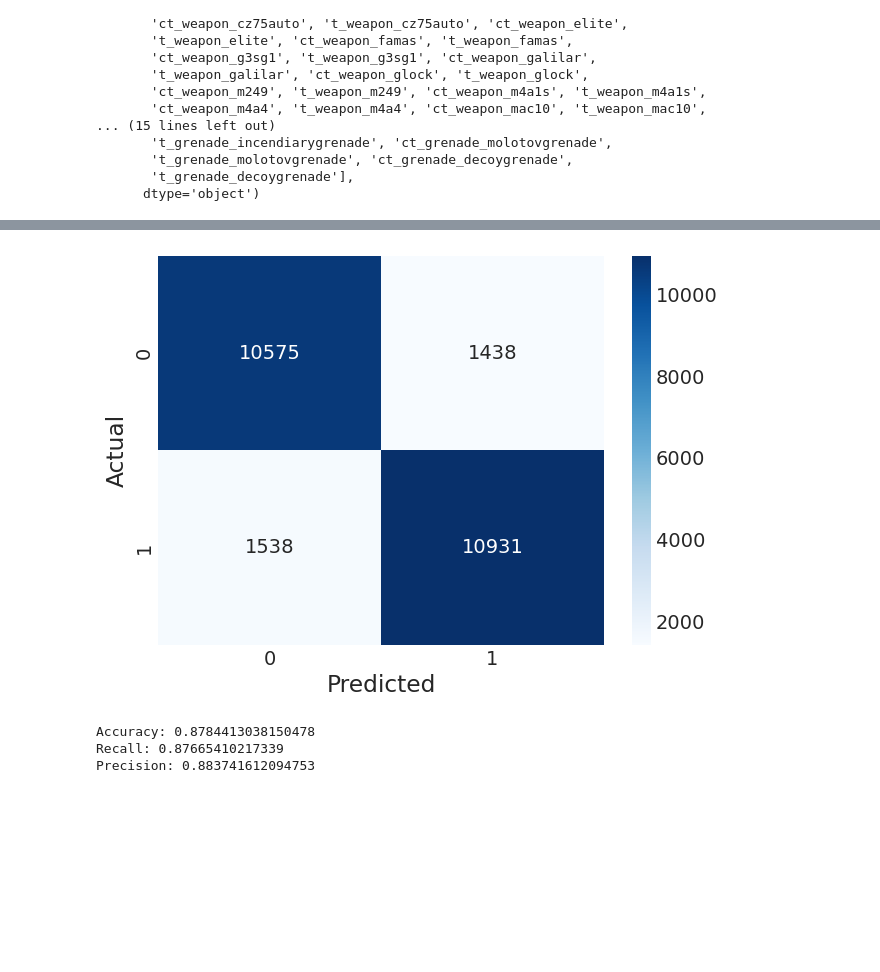
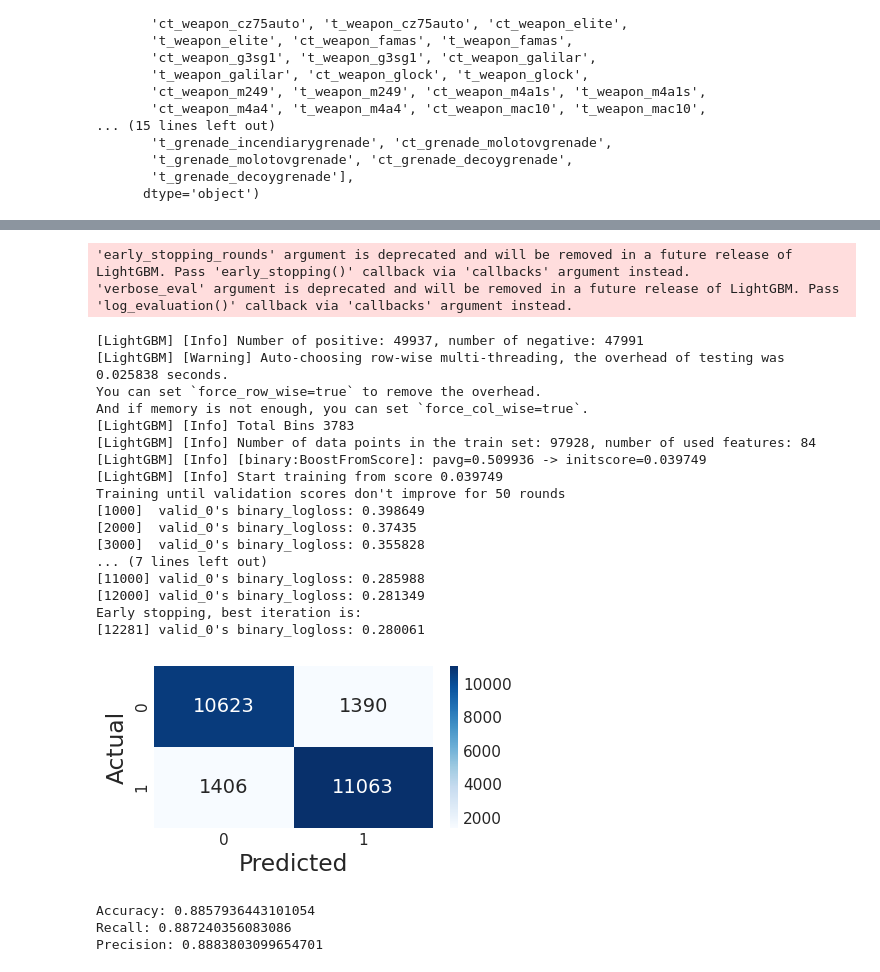
Before and after one commit to MaltheT/decision-support-systems, a Jupyter notebook: project5/dss_interp.ipynb, the cells around one changed output, grey strips where cells are left out. Cells and saved outputs as stored; diff of their text form; code cells hidden in the pictures; blank space fills up the shorter version.

```diff
--- a/project5/dss_interp.ipynb
+++ b/project5/dss_interp.ipynb
@@ -133,23 +118,4 @@ array([0, 0, 0, ..., 1, 1, 1])
 # %%
 X_train, X_test, y_train, y_test = train_test_split(X, y, test_size=0.2, random_state=7)
-d_train = lgb.Dataset(X_train, label=y_train)
-d_test = lgb.Dataset(X_test, label=y_test)
+lgb_train = lgb.Dataset(X_train, label=y_train)
+lgb_test = lgb.Dataset(X_test, label=y_test)
-# %%
-params = {
-    "max_bin": 512,
-    "learning_rate": 0.05,
-    "boosting_type": "gbdt",
-    "objective": "binary",
-    "metric": "binary_logloss",
-    "num_leaves": 10,
-    "verbose": -1,
-    "min_data": 100,
-    "boost_from_average": True
-}
-
-model = lgb.train(params,
-                  d_train,
-                  100000,
-                  valid_sets=[d_test],
-                  early_stopping_rounds=50,
-                  verbose_eval=1000)
@@ -176,29 +122,69 @@ Early stopping, best iteration is:
+# %%
+params = {
+    "learning_rate": 0.05,      # Controls the step size of the optimization algorithm
+    "boosting_type": "gbdt",    # GBDT is good for binary classification tasks with nonlinear relations
+    "objective": "binary",      # Type of objective
+    "metric": "binary_logloss", # "binary_logloss" is typically used for binary classification
+    "num_leaves": 16,           # Maximum tree leaves for base learners
+    "min_data": 128,            # Minimum number of data points needed to form a new tree leaf
+    "boost_from_average": True  # Use the average prediction as the initial prediction
+}
+
+model = lgb.train(params,
+                  train_set=lgb_train,
+                  num_boost_round=25000,
+                  valid_sets=[lgb_test],
+                  early_stopping_rounds=50,
+                  verbose_eval=1000)
+# %% [output]
+'early_stopping_rounds' argument is deprecated and will be removed in a future release of LightGBM. Pass 'early_stopping()' callback via 'callbacks' argument instead.
+'verbose_eval' argument is deprecated and will be removed in a future release of LightGBM. Pass 'log_evaluation()' callback via 'callbacks' argument instead.
+[LightGBM] [Info] Number of positive: 49937, number of negative: 47991
+[LightGBM] [Warning] Auto-choosing row-wise multi-threading, the overhead of testing was 0.025838 seconds.
+You can set `force_row_wise=true` to remove the overhead.
+And if memory is not enough, you can set `force_col_wise=true`.
+[LightGBM] [Info] Total Bins 3783
+[LightGBM] [Info] Number of data points in the train set: 97928, number of used features: 84
+[LightGBM] [Info] [binary:BoostFromScore]: pavg=0.509936 -> initscore=0.039749
+[LightGBM] [Info] Start training from score 0.039749
+Training until validation scores don't improve for 50 rounds
+[1000]  valid_0's binary_logloss: 0.398649
+[2000]  valid_0's binary_logloss: 0.37435
+[3000]  valid_0's binary_logloss: 0.355828
+... (7 lines left out)
+[11000] valid_0's binary_logloss: 0.285988
+[12000] valid_0's binary_logloss: 0.281349
+Early stopping, best iteration is:
+[12281] valid_0's binary_logloss: 0.280061
 # %%
 # Create confusion matrix
 y_pred = model.predict(X_test)
 y_pred = np.where(y_pred > 0.5, 1, 0)
 
 # Create confusion matrix
 cm = pd.crosstab(y_test, y_pred, rownames=['Actual'], colnames=['Predicted'])
+
+plt.figure(figsize=(4, 2))
 sns.heatmap(cm, annot=True, fmt='g', cmap='Blues')
+
 plt.show()
 
 # Calculate the accuracy
 accuracy = accuracy_score(y_test, y_pred)
 print(f"Accuracy: {accuracy}")
 
 # Calculate the recall
 recall = recall_score(y_test, y_pred)
 print(f"Recall: {recall}")
 
 # Calculate the precision
 precision = precision_score(y_test, y_pred)
 print(f"Precision: {precision}")
 # %% [output]
-[figure, old version]
+[figure, new version]
-Accuracy: 0.8784413038150478
-Recall: 0.87665410217339
-Precision: 0.883741612094753
+Accuracy: 0.8857936443101054
+Recall: 0.887240356083086
+Precision: 0.8883803099654701
 # %%
 
 # Show prediction for index n of the test set
```
Also changed, not shown: parts of 27 cells of this notebook, 15 other files.
